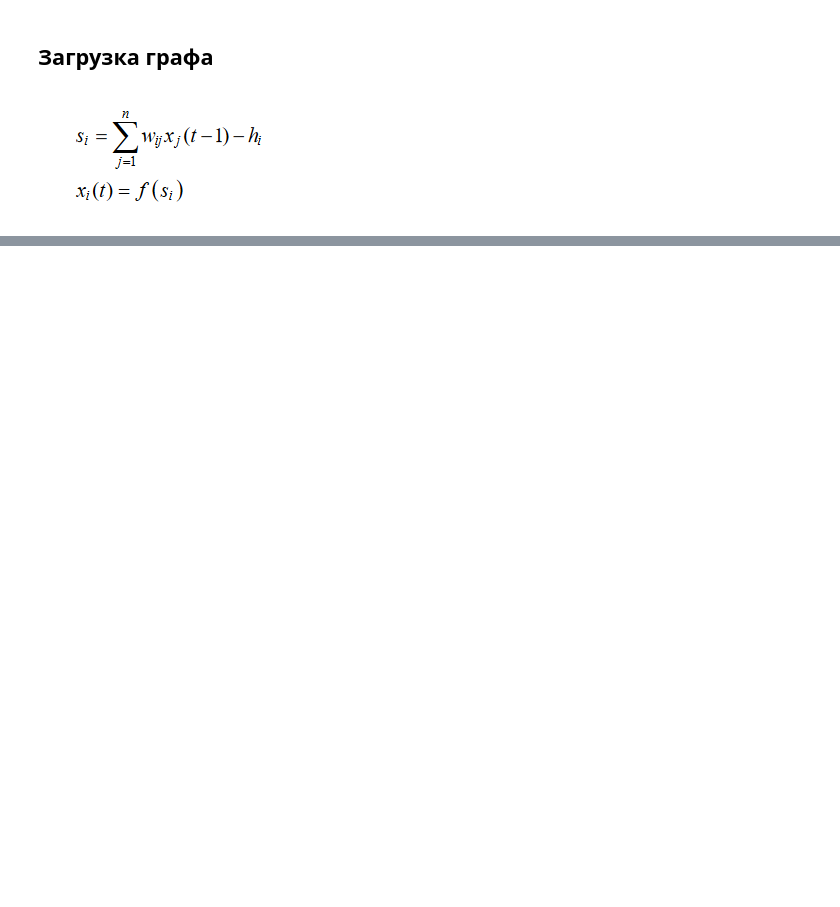
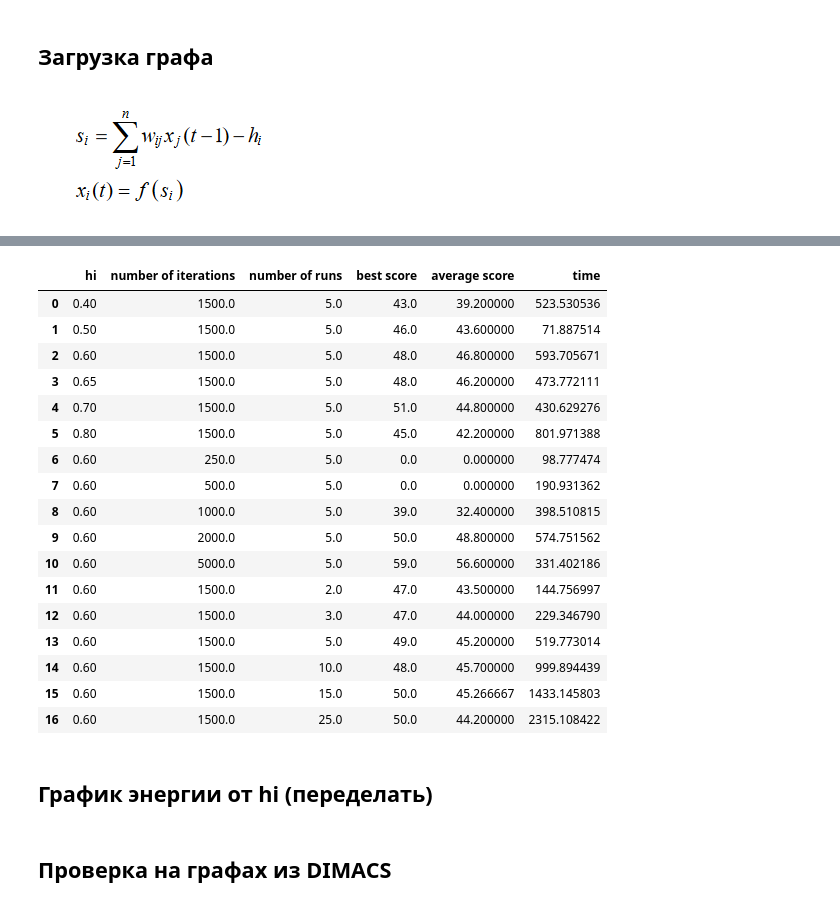
Before and after one commit to LevBugrov/graph_algoritms, a Jupyter notebook: hopfield.ipynb, the cells around one changed output, grey strips where cells are left out. Cells and saved outputs as stored; diff of their text form; code cells hidden in the pictures; blank space fills up the shorter version.

```diff
--- a/hopfield.ipynb
+++ b/hopfield.ipynb
@@ -219,0 +139,2 @@ KeyError: 126
+# %%
+df = pd.DataFrame(columns=['hi', 'number of iterations', 'number of runs', 'best score',"average score" , 'time'])
@@ -219,0 +176,25 @@ KeyError: 126
+# %%
+df
+# %% [output]
+|  | hi | number of iterations | number of runs | best score | average score | time |
+| 0 | 0.40 | 1500.0 | 5.0 | 43.0 | 39.200000 | 523.530536 |
+| 1 | 0.50 | 1500.0 | 5.0 | 46.0 | 43.600000 | 71.887514 |
+| 2 | 0.60 | 1500.0 | 5.0 | 48.0 | 46.800000 | 593.705671 |
+| 3 | 0.65 | 1500.0 | 5.0 | 48.0 | 46.200000 | 473.772111 |
+| 4 | 0.70 | 1500.0 | 5.0 | 51.0 | 44.800000 | 430.629276 |
+| 5 | 0.80 | 1500.0 | 5.0 | 45.0 | 42.200000 | 801.971388 |
+| 6 | 0.60 | 250.0 | 5.0 | 0.0 | 0.000000 | 98.777474 |
+| 7 | 0.60 | 500.0 | 5.0 | 0.0 | 0.000000 | 190.931362 |
+| 8 | 0.60 | 1000.0 | 5.0 | 39.0 | 32.400000 | 398.510815 |
+| 9 | 0.60 | 2000.0 | 5.0 | 50.0 | 48.800000 | 574.751562 |
+| 10 | 0.60 | 5000.0 | 5.0 | 59.0 | 56.600000 | 331.402186 |
+| 11 | 0.60 | 1500.0 | 2.0 | 47.0 | 43.500000 | 144.756997 |
+| 12 | 0.60 | 1500.0 | 3.0 | 47.0 | 44.000000 | 229.346790 |
+| 13 | 0.60 | 1500.0 | 5.0 | 49.0 | 45.200000 | 519.773014 |
+| 14 | 0.60 | 1500.0 | 10.0 | 48.0 | 45.700000 | 999.894439 |
+| 15 | 0.60 | 1500.0 | 15.0 | 50.0 | 45.266667 | 1433.145803 |
+| 16 | 0.60 | 1500.0 | 25.0 | 50.0 | 44.200000 | 2315.108422 |
+# %% [markdown]
+## График энергии от hi (переделать)
+# %% [markdown]
+## Проверка на графах из DIMACS
```
Also changed, not shown: parts of 40 cells of this notebook, 1 other file.
